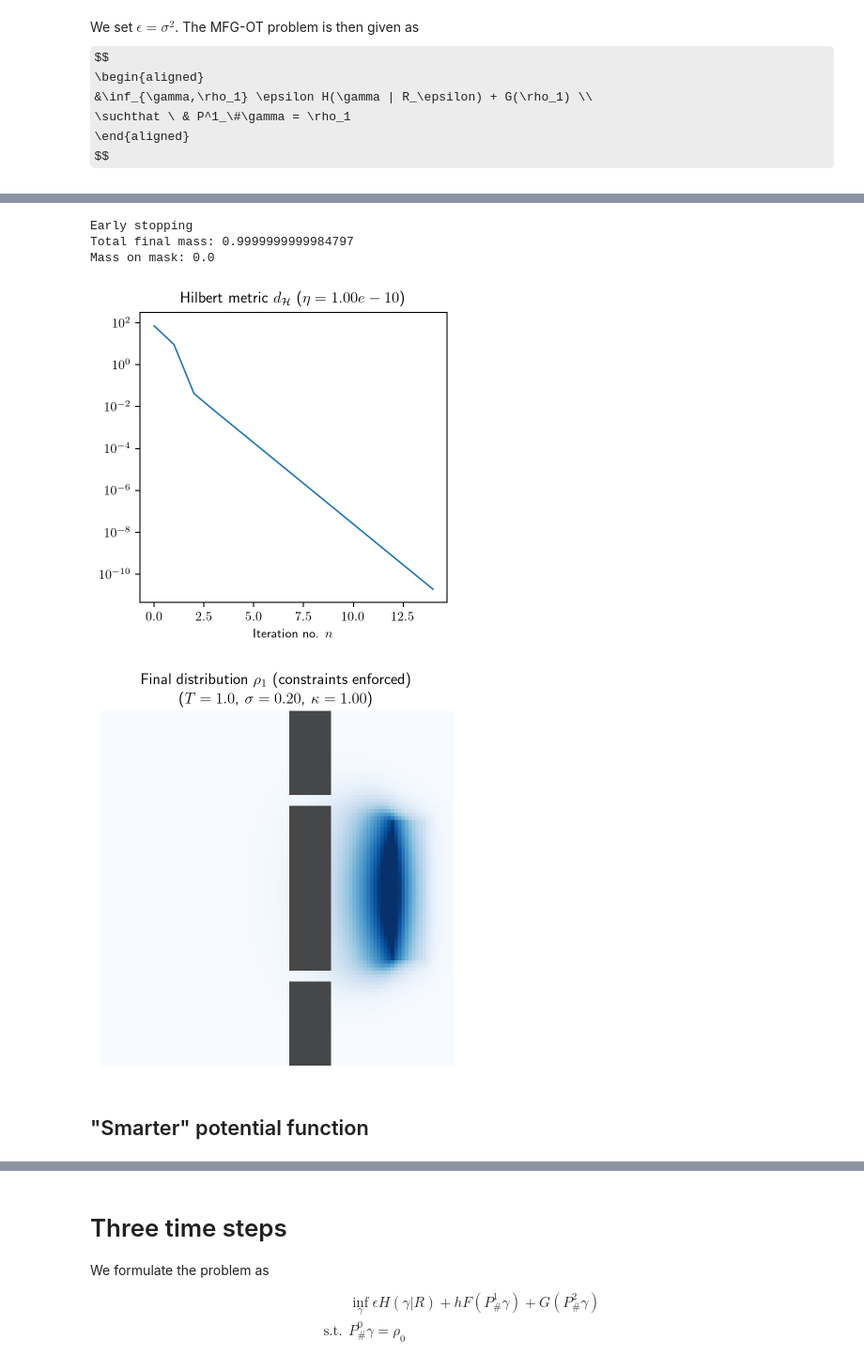
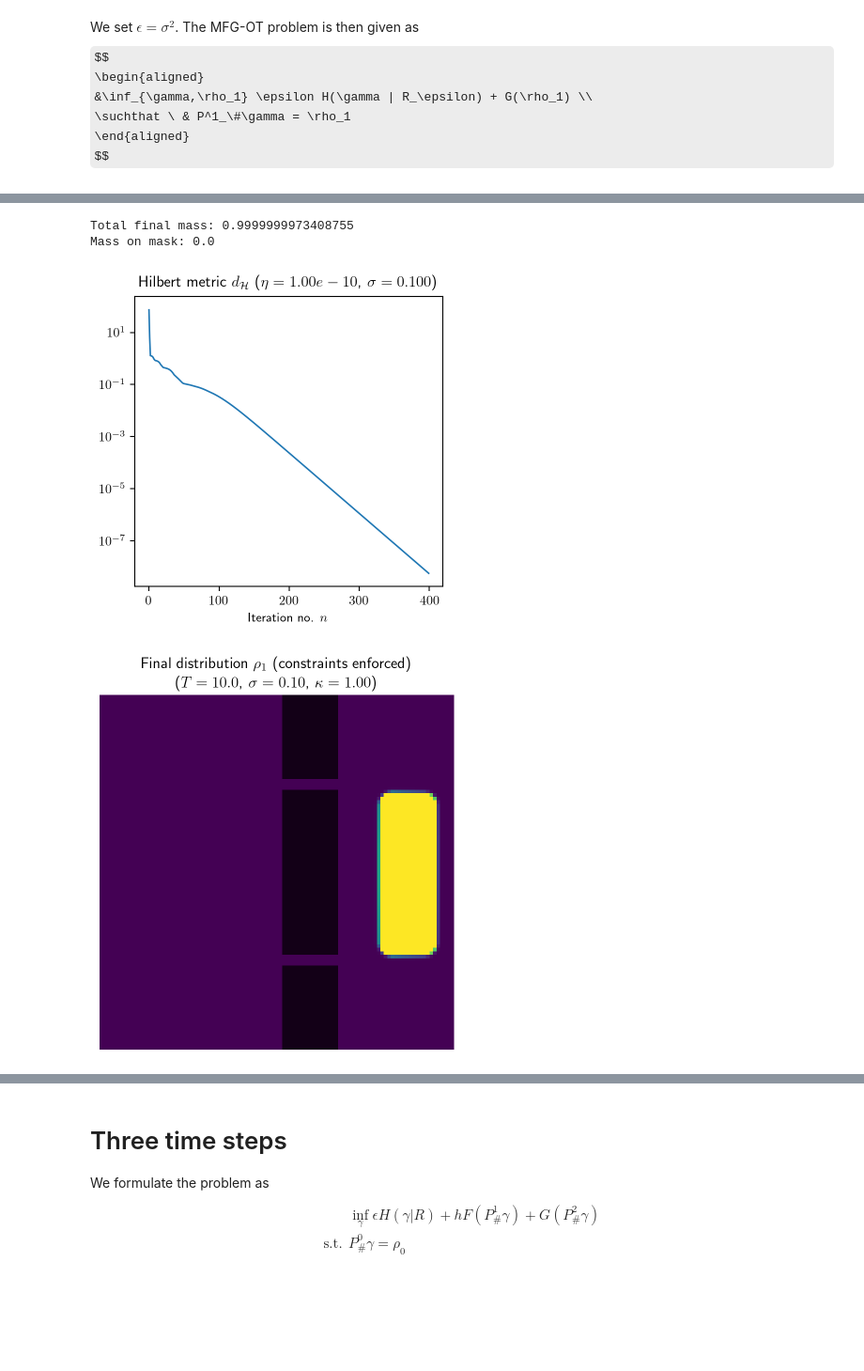
Before and after one commit to ManifoldFR/mva-optimaltransport, a Jupyter notebook: project/simple_transport.ipynb, the cells around one changed output, grey strips where cells are left out. Shown at 94% size. Drawn from its saved outputs; the diff is of its cells as text; code cells hidden in the pictures; some formulas as TeX source; blank space fills up the shorter version.

```diff
--- a/project/simple_transport.ipynb
+++ b/project/simple_transport.ipynb
@@ -91,7 +99,7 @@ Convolution with respect to this kernel can be computed fast.
 cost_mat1 = distance.cdist(xar[:, None],
                            xar[:, None])  # distance between 1st-coordinates
 
-TMAX = 1.  # maximum time
+TMAX = 10.  # maximum time
 
 # Gaussian PDF applied element-wise
 
@@ -145,17 +153,23 @@ dist_to_target = all_dists_.min(axis=1)
 dist_to_target = dist_to_target.reshape(nx, nx)
 
 beta = 1
-psi_potential_ = dist_to_target ** beta
+premul = 4
+psi_potential_ = premul * dist_to_target ** beta
 
-fig, ax = plt.subplots()
-cf_ = ax.contourf(xg, yg, psi_potential_, levels=40, alpha=.9)
-fig.colorbar(cf_)
+alphm = .95
 
-plot_domain(domain_img, ax)
-plt.scatter(*target_points.T, s=15, label='Target $A$', c='r')
-plt.legend()
-plt.title("Domain and potential $\\Psi$ ($\\beta=%.2f$)" % beta);
+fig = plt.figure()
+ax = fig.add_subplot()
+im_ = ax.contourf((1-mask)*psi_potential_,
+                  extent=extent, alpha=alphm, levels=40)
+#im_ = plot_measure((1-mask) * potential_new_, extent=extent, alpha=alphm, cmap=cm.viridis)
+plot_domain(domain_img, extent=extent)
+#plot_domain(exit_layer, alpha=.3)
+
+ax.set_title("Potential $\\Psi = sd(x,\mathcal{A})^\\beta$ ($s=%.1f$, $\\beta=%.1f$)"
+             % (premul, beta))
+#ax.set_aspect('auto')
+fig.colorbar(im_)
 plt.axis('off');
-
-fig.tight_layout();
+plt.tight_layout();
 # %% [output]
@@ -328,12 +335,13 @@ $$
 \end{aligned}
 $$
 # %%
-sigma = .2
+sigma = .1
 epsilon = sigma ** 2
 ## New epsilon-kernel
 
 tmax = TMAX
 dt = tmax / 1.
+print("tmax:", tmax)
 print("dt:", dt)
 print("Epsilon:", epsilon)
 
@@ -360,11 +369,11 @@ hmet = []
 thresh_ = 1e-10
 
 n_iter = 400
-tau = 1e-50
+tau = 1e-20
 
 u1 = np.ones_like(rho_0)
 
-for _ in range(n_iter):
+for n in range(n_iter):
     u0_old = u0
     u1_old = u1
 
@@ -373,6 +382,7 @@ for _ in range(n_iter):
     u1 = prox_operator(conv0, mask, congest_max, psi_potential_,epsilon)/conv0
 
     hmet.append(hilbert_metric_chained([u0,u1], [u0_old, u1_old]))
+    print("iteration #%d: %.2e"% (n, hmet[-1]), end="\r")
 
     if hmet[-1] < thresh_:
         print("Early stopping")
@@ -384,35 +394,32 @@ print("Total final mass:", rho_final.sum())
 
 print("Mass on mask:", rho_final[mask].sum())
 # %% [output]
-Early stopping
-Total final mass: 0.9999999999984797
+Total final mass: 0.9999999973408755
 Mass on mask: 0.0
 # %%
 from utils.plotting import hilbert_plot
 
-fig = hilbert_plot(hmet, thresh_)
+fig = hilbert_plot(hmet, thresh_, sigma)
 # %% [output]
-[figure, old version]
+[figure, new version]
 # %%
 #fig = plt.figure(figsize=(9, 8), dpi=90)
 fig = plt.figure()
 """plt.subplot(121)
 plot_measure(rho_0)
 plot_domain(domain_img)
 plt.axis('off')
 plt.title("Initial distribution $\\rho_0$")
 
 plt.subplot(122)
 """
-plot_measure(rho_final)
+plot_measure(rho_final, cmap=cm.viridis)
 plot_domain(domain_img)
 plt.title("Final distribution $\\rho_1$ (constraints enforced)"+
           "\n($T=%.1f$, $\sigma=%.2f$, $\kappa=%.2f$)"
           % (tmax, sigma, kappa))
 plt.axis('off');
 # %% [output]
-[figure, old version]
+[figure, new version]
 # %%
 fig.savefig(IMAGE_DIR+"fuzzy_transport_lowvisc.png", bbox_inches='tight')
-# %% [markdown]
-## "Smarter" potential function
```
Also changed, not shown: parts of 30 cells of this notebook, 39 other files.
